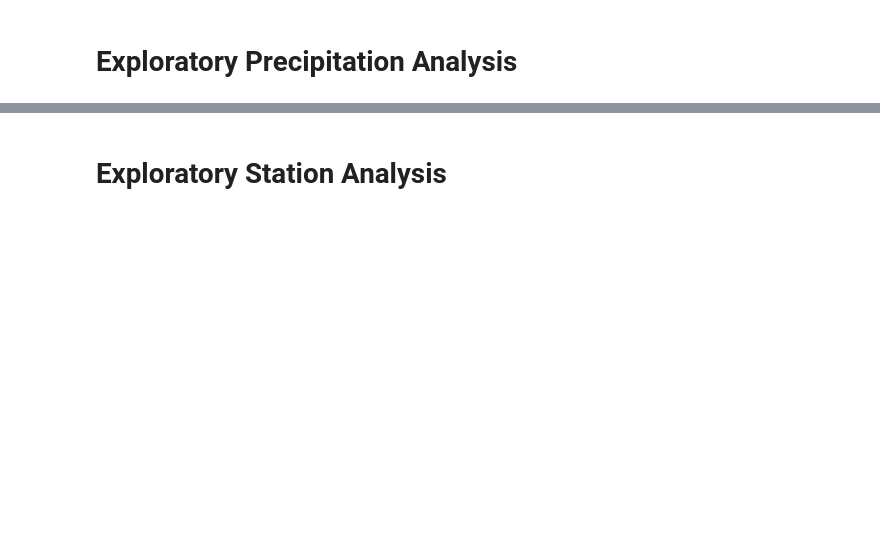
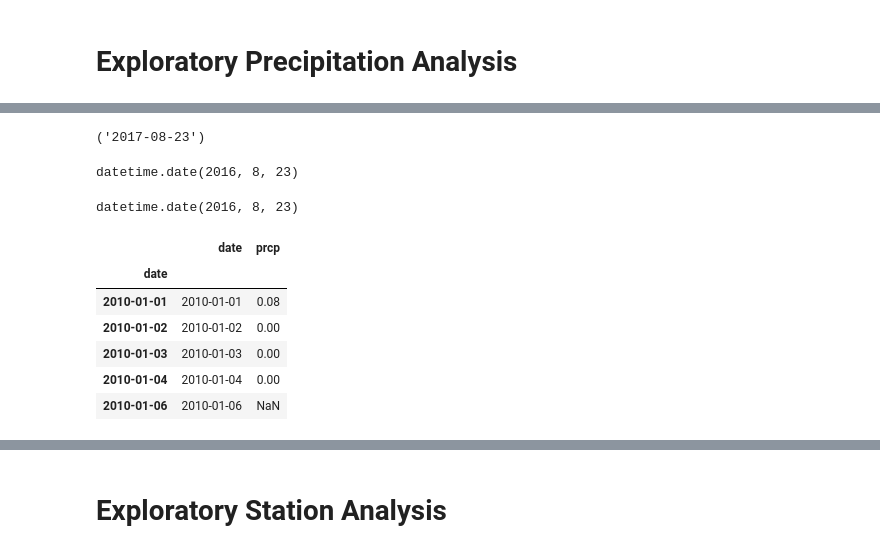
Before and after one commit to Marlyng26/Temperature-Analysis, a Jupyter notebook: climate_starter.ipynb, the cells around one changed output, grey strips where cells are left out. Saved outputs shown, nothing was run; the diff lists cells and outputs as text; code cells hidden in the pictures; blank space fills up the shorter version.

```diff
--- a/climate_starter.ipynb
+++ b/climate_starter.ipynb
@@ -18,3 +18,3 @@ from sqlalchemy import create_engine, func
 # %%
 # create engine to hawaii.sqlite
-engine = create_engine("sqlite:///hawaii.sqlite")
+engine = create_engine("sqlite:///Resources/hawaii.sqlite")
@@ -35,2 +66,7 @@ Engine(sqlite:///hawaii.sqlite)
 # %%
-# Find the most recent date in the data set.
+# # Find the most recent date in the data set.
+
+recent_date = session.query(Measurement.date).order_by(Measurement.date.desc()).first()
+recent_date
+# %% [output]
+('2017-08-23')
@@ -55,0 +73,33 @@ Engine(sqlite:///hawaii.sqlite)
+# %%
+# Design a query to retrieve the last 12 months of precipitation data and plot the results.
+last_twelve_months = session.query(Measurement.date,Measurement.prcp).filter(Measurement.date >='2016-08-23').filter(Measurement.date <='2017-08-23').order_by(Measurement.date).group_by(Measurement.date).all()
+last_twelve_months
+
+# Starting from the most recent data point in the database.
+# %% [output]
+datetime.date(2016, 8, 23)
+# %%
+# Calculate the date one year from the last date in data set.
+year_ago_date = dt.date(2017, 8, 23) - dt.timedelta(days = 365)
+year_ago_date
+# %% [output]
+datetime.date(2016, 8, 23)
+# %%
+# Perform a query to retrieve the data and precipitation scores
+
+prcp_scores = session.query(Measurement.date, Measurement.prcp).all()
+prcp_scores
+
+
+# Save the query results as a Pandas DataFrame and set the index to the date column
+prcp_df = pd.DataFrame(prcp_scores, columns = ['date', 'prcp'])
+prcp_df.set_index(prcp_df['date'], inplace = True)
+prcp_df.head()
+# %% [output]
+|  | date | prcp |
+| date |  |  |
+| 2010-01-01 | 2010-01-01 | 0.08 |
+| 2010-01-02 | 2010-01-02 | 0.00 |
+| 2010-01-03 | 2010-01-03 | 0.00 |
+| 2010-01-04 | 2010-01-04 | 0.00 |
+| 2010-01-06 | 2010-01-06 | NaN |
```
Also changed, not shown: parts of 18 cells of this notebook, 1 other file.
